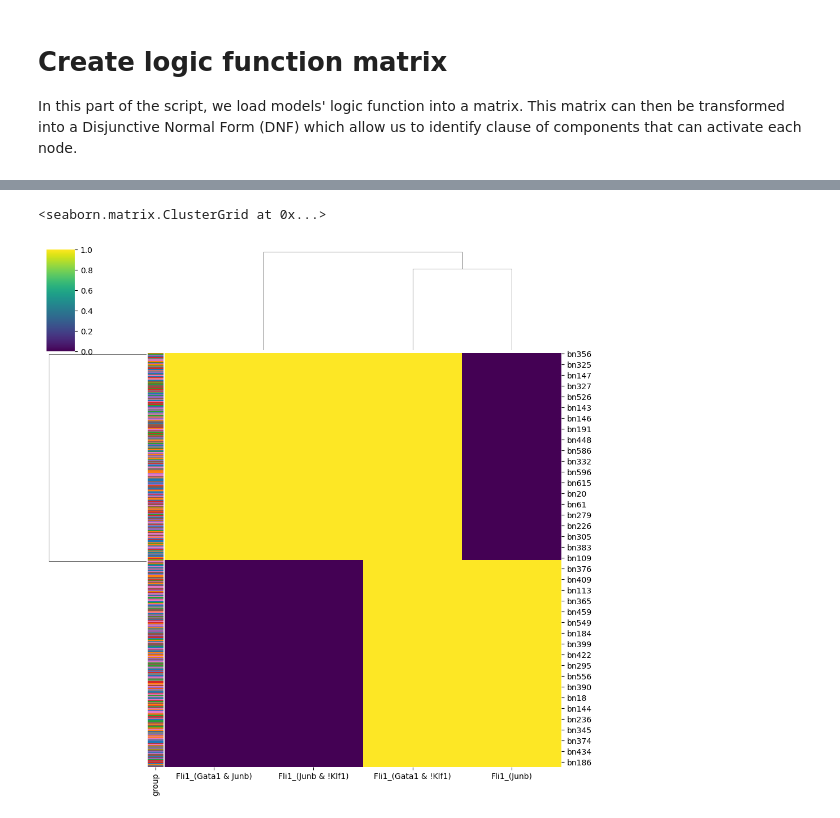
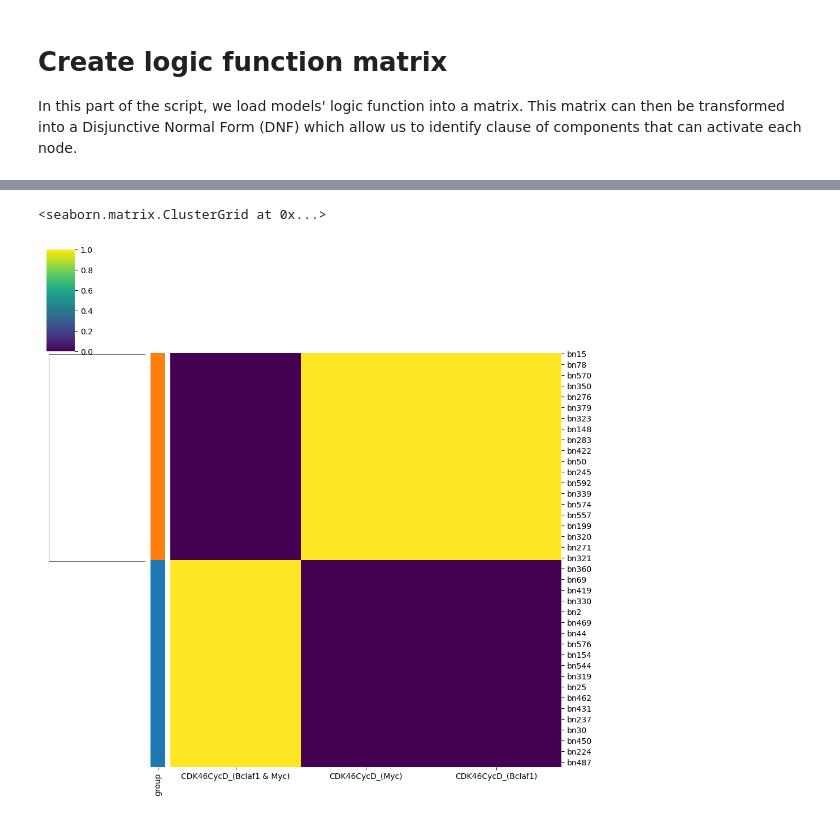
Before and after one commit to sysbio-curie/AstroLogics, a Jupyter notebook: scripts/Tutorial_herault_hematopoiesis_v4.ipynb, the cells around one changed output, grey strips where cells are left out. Drawn from its saved outputs; the diff is of its cells as text; code cells hidden in the pictures.

```diff
--- a/scripts/Tutorial_herault_hematopoiesis_v4.ipynb
+++ b/scripts/Tutorial_herault_hematopoiesis_v4.ipynb
@@ -59,9 +49,6 @@ model.simulation.run_simulation(initial_state=test_dict)
 # %% [output]
 Start simulation
 Simulation completed
-# %%
-model_path = '/home/spankaew/Git/astrologics/models/'
-model.simulation.simulation_df = pd.read_csv(model_path + 'hh_simulation_df_random.csv', index_col = 0)
 # %%
 model.create_trajectory()
 model.trajectory.pca_trajectory()
@@ -514,7 +250,7 @@ for col in test.columns:
         continue
     contingency_table = pd.crosstab(test[col], test['group'])
     chi2, p, _, _ = chi2_contingency(contingency_table)
-    if p < 0.001:  # Adjust threshold as needed after multiple testing correction.
+    if p < 0.0001:  # Adjust threshold as needed after multiple testing correction.
         marker_features.append(col)
     else:
         varied_features.append(col)
@@ -580,13 +380,14 @@ Passing `palette` without assigning `hue` is deprecated and will be removed in v
 # %%
-selected_features = features_df.loc[features_df['Node'] == 'Fli1'].Feature
+selected_features = features_df.loc[(features_df['Node'] == 'CDK46CycD') & (features_df['Group'] == 'Marker')].Feature
 
 # Create a color palette for the groups
 unique_groups = test['group'].unique()
 palette = sns.color_palette("tab10", len(unique_groups))
 group_colors = test['group'].map(dict(zip(unique_groups, palette)))
 
 # Create the clustermap with row colors
-sns.clustermap(test[selected_features], cmap='viridis', figsize=(10, 10), row_colors=group_colors)
+sns.clustermap(test[selected_features], col_cluster = False, row_cluster = True,
+               cmap='viridis', figsize=(10, 10), row_colors=group_colors)
 # %% [output]
 <seaborn.matrix.ClusterGrid at 0x...>
-[figure, old version]
+[figure, new version]
```
Also changed, not shown: parts of 38 cells of this notebook.
